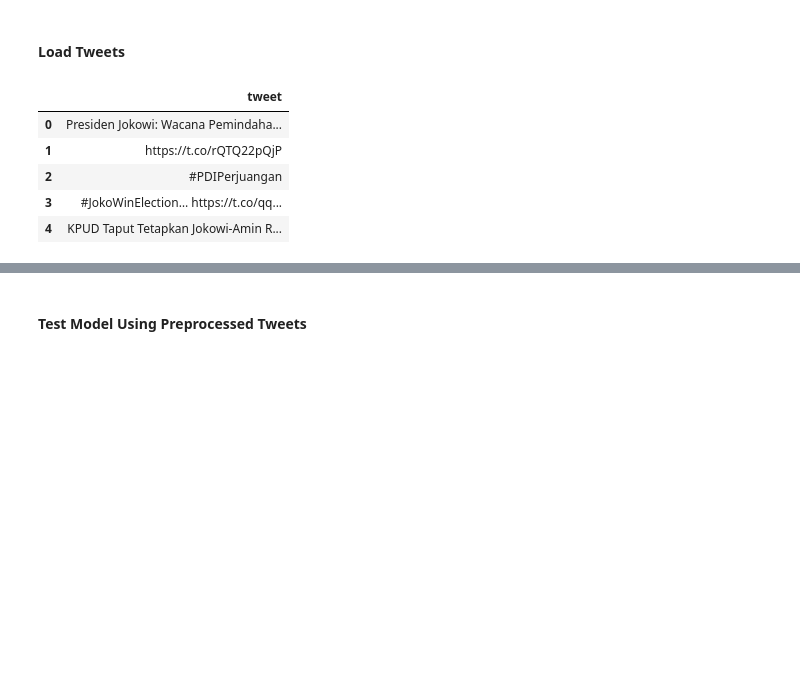
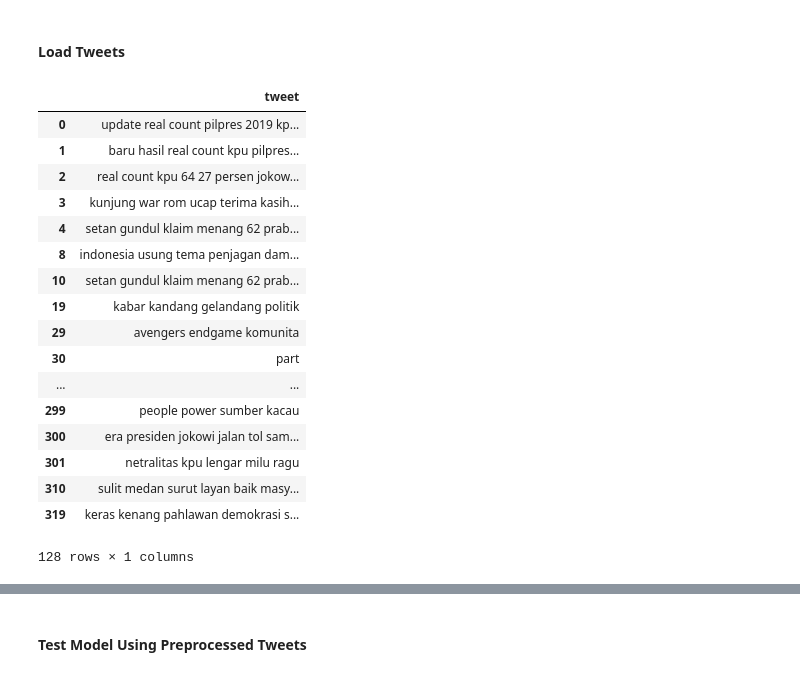
Before and after one commit to machine-learning-2018-2019-fasilkom-ui/A-Team, a Jupyter notebook: Tugas_Akhir.ipynb, the cells around one changed output, grey strips where cells are left out. Cells and saved outputs as stored; diff of their text form; code cells hidden in the pictures; blank space fills up the shorter version.

Commit message:
finishing drop duplicates

```diff
--- a/Tugas_Akhir.ipynb
+++ b/Tugas_Akhir.ipynb
@@ -383,15 +383,31 @@ def prediction_pre_processing(tweet_list):
 # %%
 #prabowo_sentiment = np.array(pd.read_csv('prabowo_dataset.txt', header=None)[0])
 jokowi_data = pd.read_csv('jokowi_dataset.txt', sep='`')
 jokowi_dataset = np.array(jokowi_data['tweet'])
 jokowi_data.head()
+jokowi_data['tweet'] = jokowi_data['tweet'].astype(str)
+jokowi_data['tweet'] = prediction_pre_processing(jokowi_data['tweet'])
+jokowi_data.drop_duplicates('tweet', inplace=True)
+jokowi_data
 # %% [output]
 |  | tweet |
-| 0 | Presiden Jokowi: Wacana Pemindaha... |
-| 1 | https://t.co/rQTQ22pQjP |
-| 2 | #PDIPerjuangan |
-| 3 | #JokoWinElection… https://t.co/qq... |
-| 4 | KPUD Taput Tetapkan Jokowi-Amin R... |
+| 0 | update real count pilpres 2019 kp... |
+| 1 | baru hasil real count kpu pilpres... |
+| 2 | real count kpu 64 27 persen jokow... |
+| 3 | kunjung war rom ucap terima kasih... |
+| 4 | setan gundul klaim menang 62 prab... |
+| 8 | indonesia usung tema penjagan dam... |
+| 10 | setan gundul klaim menang 62 prab... |
+| 19 | kabar kandang gelandang politik |
+| 29 | avengers endgame komunita |
+| 30 | part |
+| ... | ... |
+| 299 | people power sumber kacau |
+| 300 | era presiden jokowi jalan tol sam... |
+| 301 | netralitas kpu lengar milu ragu |
+| 310 | sulit medan surut layan baik masy... |
+| 319 | keras kenang pahlawan demokrasi s... |
+128 rows × 1 columns
 # %%
 prabowo_data = pd.read_csv('prabowo_dataset.txt', sep='`')
 prabowo_dataset = np.array(prabowo_data['tweet'])
```
Also changed, not shown: parts of 6 cells of this notebook, 2 other files.
